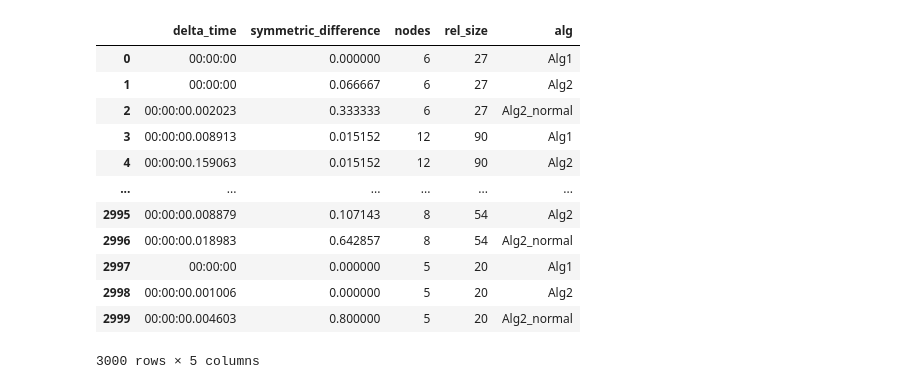
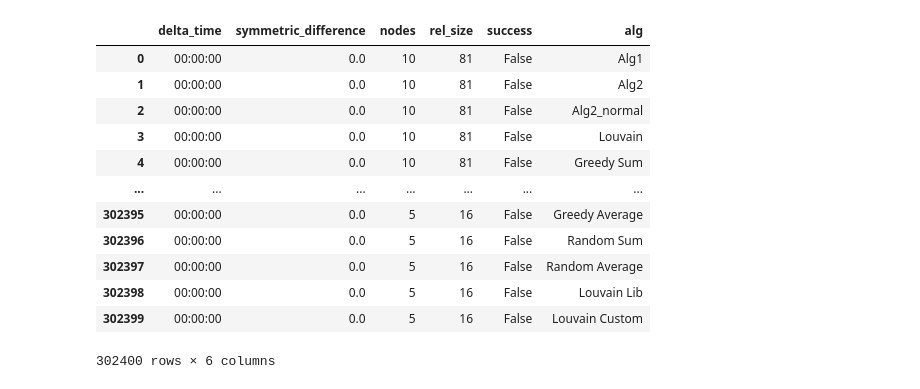
Before and after one commit to MaxOmlor/GraphentheoPraktikum, a Jupyter notebook: data_vis/wp1_benchmark.ipynb, the cells around one changed output. Saved outputs shown, nothing was run; the diff lists cells and outputs as text; code cells hidden in the pictures.

```diff
--- a/data_vis/wp1_benchmark.ipynb
+++ b/data_vis/wp1_benchmark.ipynb
@@ -3,8 +3,8 @@ import pandas as pd
 
 # Pfad zur CSV-Datei
 # file_path = '../old_out.csv'
-file_path = '../out.csv'
+# file_path = '../out.csv'
 
 # Importieren der CSV-Datei als DataFrame
-df = pd.read_csv(file_path)
-df
+# df = pd.read_csv(file_path)
+# df
@@ -24,0 +11,30 @@ df
+# %%
+import os
+import pandas as pd
+import tqdm
+
+def concat_csv_files_in_directory(directory):
+    # Liste alle Dateien im Verzeichnis mit der Endung ".csv" auf
+    csv_files = [f for f in os.listdir(directory) if f.endswith('.csv')]
+
+    # Überprüfe, ob mindestens eine CSV-Datei gefunden wurde
+    if not csv_files:
+        print("Keine CSV-Dateien im Verzeichnis gefunden.")
+        return None
+
+    # Initialisiere ein leeres DataFrame, um die Daten zu speichern
+    combined_df = pd.DataFrame()
+
+    # Durchlaufe die CSV-Dateien und lese sie in das DataFrame ein
+    for csv_file in tqdm.tqdm(csv_files, total=len(csv_files), desc="load csv files"):
+        file_path = os.path.join(directory, csv_file)
+        df = pd.read_csv(file_path)
+
+        # Füge das gelesene DataFrame dem kombinierten DataFrame hinzu
+        combined_df = pd.concat([combined_df, df], ignore_index=True)
+
+    return combined_df
+# %%
+dir_path = '../data_gen/out'
+df = concat_csv_files_in_directory(dir_path)
+df
@@ -42,25 +60,26 @@ df
 # %%
 def convert_time(t):
     if len(t.split('.')) == 1:  # Mikrosekunden fehlen
         t += '.000000'  # Fügen Sie Mikrosekunden hinzu
     return pd.to_datetime(t, format='%H:%M:%S.%f').time()
 
-df['delta_time'] = df['delta_time'].apply(convert_time)
+# df['delta_time'] = df['delta_time'].apply(convert_time)
+df['delta_time'] = [convert_time(item) for item in tqdm.tqdm(df['delta_time'].values, total=len(df['delta_time'].values), desc="load csv files")]
 df
 # %% [output]
-|  | delta_time | symmetric_difference | nodes | rel_size | alg |
-| 0 | 00:00:00 | 0.000000 | 6 | 27 | Alg1 |
-| 1 | 00:00:00 | 0.066667 | 6 | 27 | Alg2 |
-| 2 | 00:00:00.002023 | 0.333333 | 6 | 27 | Alg2_normal |
-| 3 | 00:00:00.008913 | 0.015152 | 12 | 90 | Alg1 |
-| 4 | 00:00:00.159063 | 0.015152 | 12 | 90 | Alg2 |
-| ... | ... | ... | ... | ... | ... |
-| 2995 | 00:00:00.008879 | 0.107143 | 8 | 54 | Alg2 |
-| 2996 | 00:00:00.018983 | 0.642857 | 8 | 54 | Alg2_normal |
-| 2997 | 00:00:00 | 0.000000 | 5 | 20 | Alg1 |
-| 2998 | 00:00:00.001006 | 0.000000 | 5 | 20 | Alg2 |
-| 2999 | 00:00:00.004603 | 0.800000 | 5 | 20 | Alg2_normal |
+|  | delta_time | symmetric_difference | nodes | rel_size | success | alg |
+| 0 | 00:00:00 | 0.0 | 10 | 81 | False | Alg1 |
+| 1 | 00:00:00 | 0.0 | 10 | 81 | False | Alg2 |
+| 2 | 00:00:00 | 0.0 | 10 | 81 | False | Alg2_normal |
+| 3 | 00:00:00 | 0.0 | 10 | 81 | False | Louvain |
+| 4 | 00:00:00 | 0.0 | 10 | 81 | False | Greedy Sum |
+| ... | ... | ... | ... | ... | ... | ... |
+| 302395 | 00:00:00 | 0.0 | 5 | 16 | False | Greedy Average |
+| 302396 | 00:00:00 | 0.0 | 5 | 16 | False | Random Sum |
+| 302397 | 00:00:00 | 0.0 | 5 | 16 | False | Random Average |
+| 302398 | 00:00:00 | 0.0 | 5 | 16 | False | Louvain Lib |
+| 302399 | 00:00:00 | 0.0 | 5 | 16 | False | Louvain Custom |
-3000 rows × 5 columns
+302400 rows × 6 columns
 # %%
 def time_to_units(time_obj, time_unit):
     """ Konvertiert ein datetime.time-Objekt in die gewählte Zeiteinheit. """
```
Also changed, not shown: parts of 7 cells of this notebook, 6 other files.
